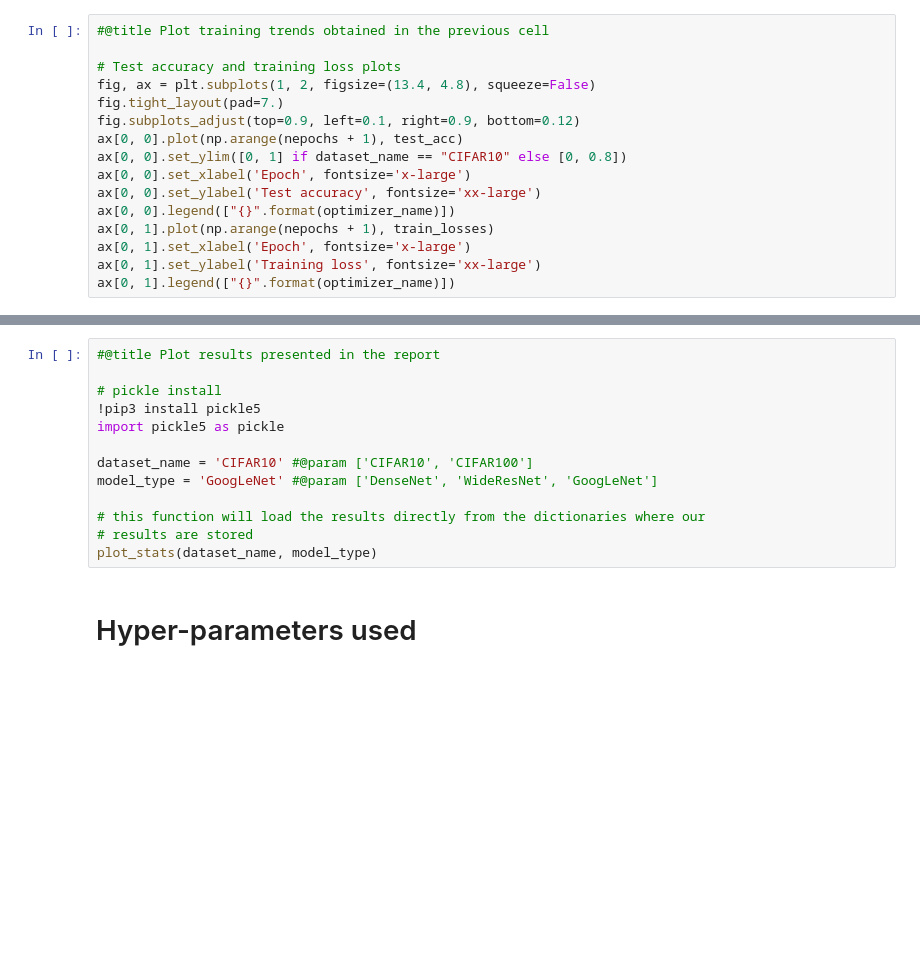
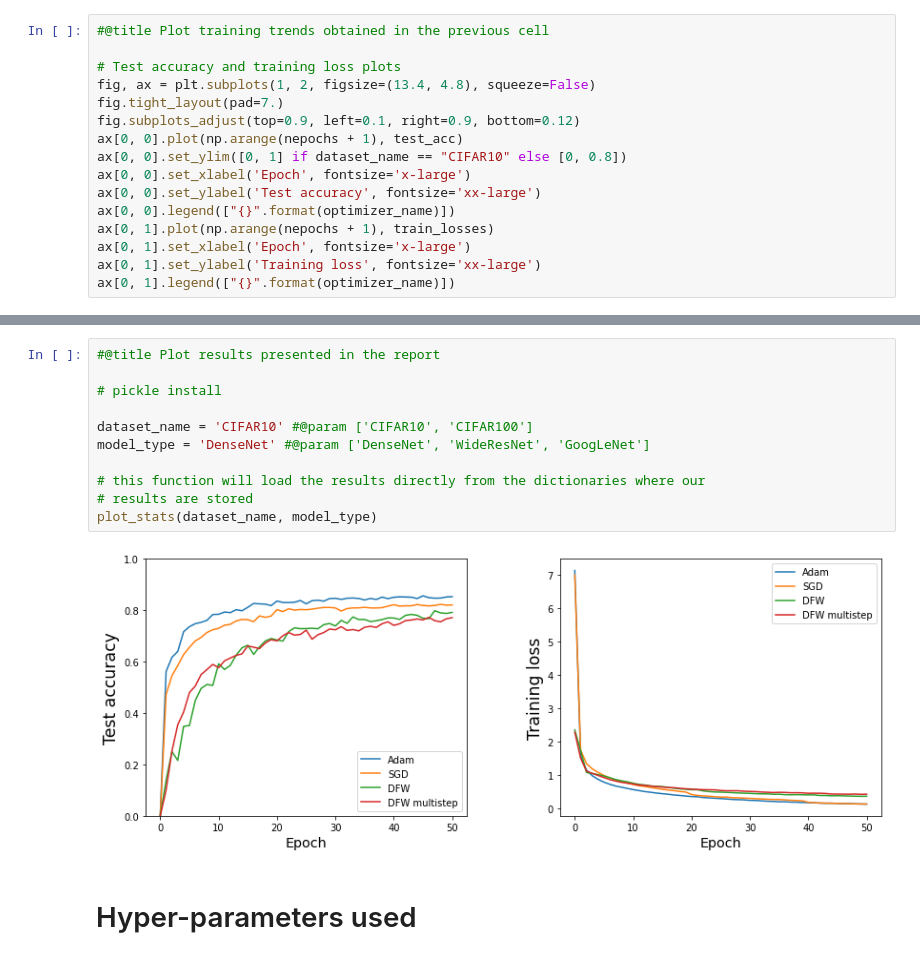
Before and after one commit to johnmavro/Machine-Learning-Optimization, a Jupyter notebook: DFW.ipynb, the cells around one changed output, grey strips where cells are left out. Drawn from its saved outputs; the diff is of its cells as text; blank space fills up the shorter version.

```diff
--- a/DFW.ipynb
+++ b/DFW.ipynb
@@ -222,16 +253,16 @@ ax[0, 1].legend(["{}".format(optimizer_name)])
 # %%
 #@title Plot results presented in the report
 
 # pickle install
-!pip3 install pickle5
-import pickle5 as pickle
 
 dataset_name = 'CIFAR10' #@param ['CIFAR10', 'CIFAR100']
-model_type = 'GoogLeNet' #@param ['DenseNet', 'WideResNet', 'GoogLeNet']
+model_type = 'DenseNet' #@param ['DenseNet', 'WideResNet', 'GoogLeNet']
 
 # this function will load the results directly from the dictionaries where our
 # results are stored
 plot_stats(dataset_name, model_type)
+# %% [output]
+[figure, added]
 # %% [markdown]
 # Hyper-parameters used
 # %% [markdown]
```
Also changed, not shown: parts of 8 cells of this notebook, 1 other file.
